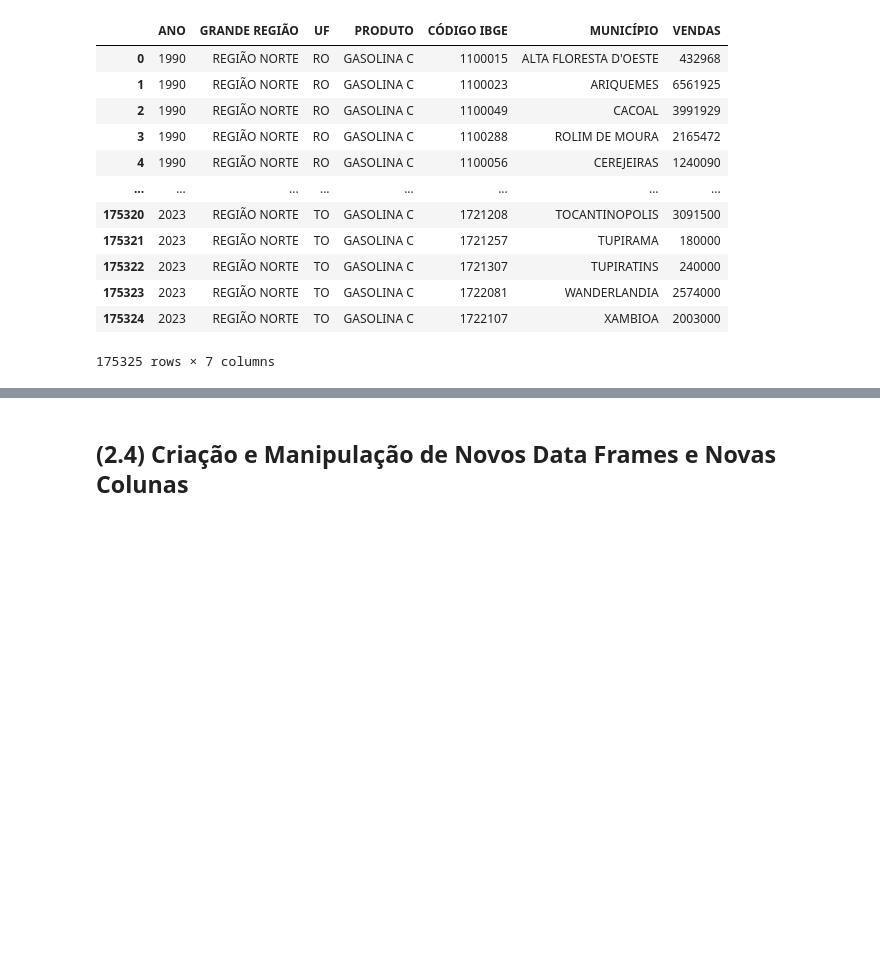
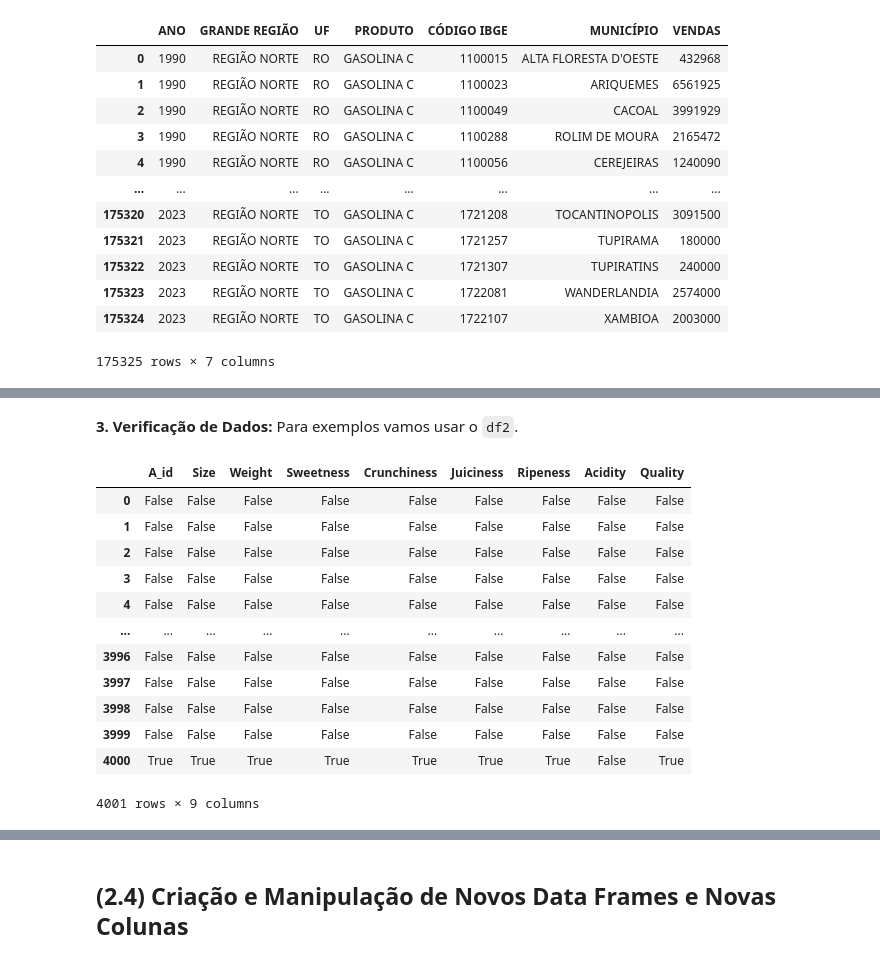
Before and after one commit to csilv7/PYTHON_COURSE_FOR_DATA_ANALYSIS, a Jupyter notebook: Módulo II/pandas.ipynb, the cells around one changed output, grey strips where cells are left out. Saved outputs shown, nothing was run; the diff lists cells and outputs as text; code cells hidden in the pictures; blank space fills up the shorter version.

```diff
--- a/Módulo II/pandas.ipynb
+++ b/Módulo II/pandas.ipynb
@@ -126,7 +178,7 @@ df1
 2772 rows × 7 columns
 # %%
 # Caminho do arquivo.csv
-path = "/content/drive/MyDrive/Colab Notebooks/Data Mining/Dataset/apple_quality.csv"
+path = "Conjunto de Dados/apple_quality.csv"
 
 # Leitura do arquivo.csv
 df2 = pd.read_csv(path, sep=",")
@@ -645,0 +355,19 @@ df1.iloc[10:0:-1, ::-1]
+# %% [markdown]
+**3. Verificação de Dados:** Para exemplos vamos usar o `df2`.
+# %%
+# pandas.DataFrame.isnull(): Retorna DataFrame booleano indicando valores nulos
+df2.isnull()
+# %% [output]
+|  | A_id | Size | Weight | Sweetness | Crunchiness | Juiciness | Ripeness | Acidity | Quality |
+| 0 | False | False | False | False | False | False | False | False | False |
+| 1 | False | False | False | False | False | False | False | False | False |
+| 2 | False | False | False | False | False | False | False | False | False |
+| 3 | False | False | False | False | False | False | False | False | False |
+| 4 | False | False | False | False | False | False | False | False | False |
+| ... | ... | ... | ... | ... | ... | ... | ... | ... | ... |
+| 3996 | False | False | False | False | False | False | False | False | False |
+| 3997 | False | False | False | False | False | False | False | False | False |
+| 3998 | False | False | False | False | False | False | False | False | False |
+| 3999 | False | False | False | False | False | False | False | False | False |
+| 4000 | True | True | True | True | True | True | True | False | True |
+4001 rows × 9 columns
```
Also changed, not shown: parts of 251 cells of this notebook, 1 other file.
